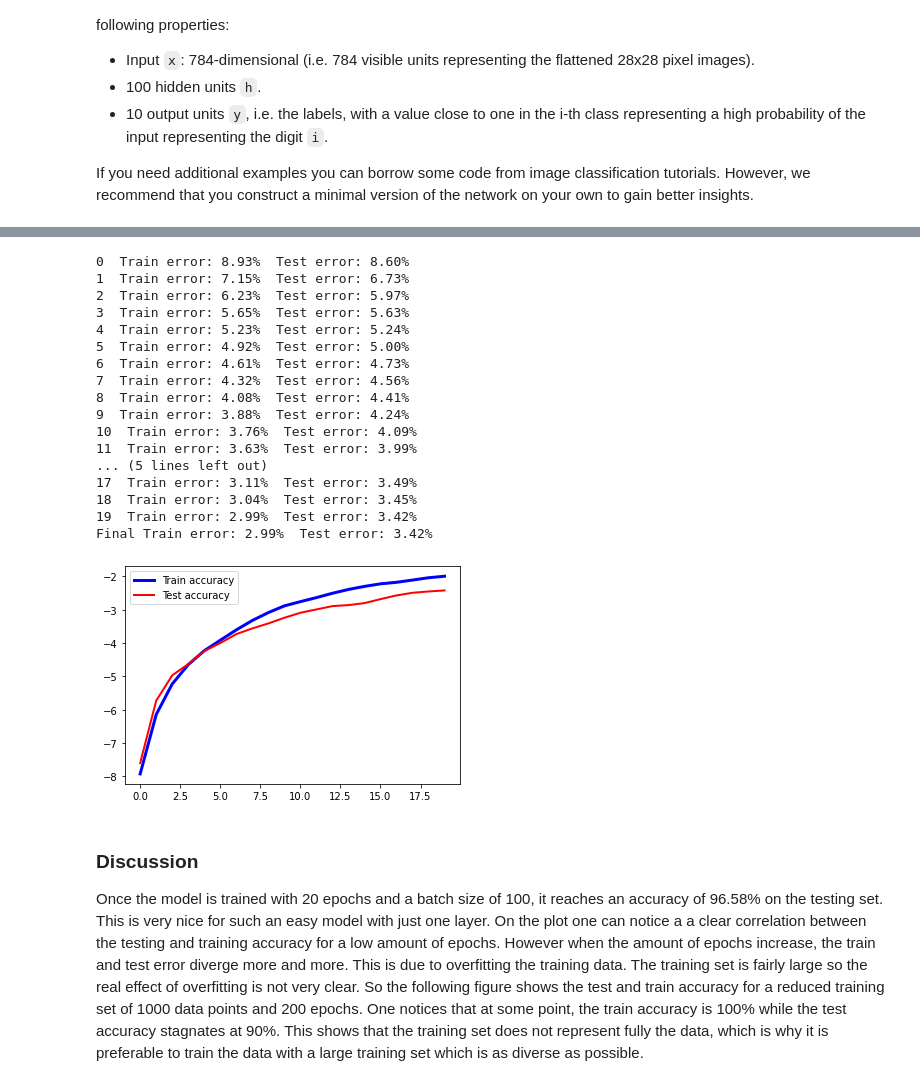
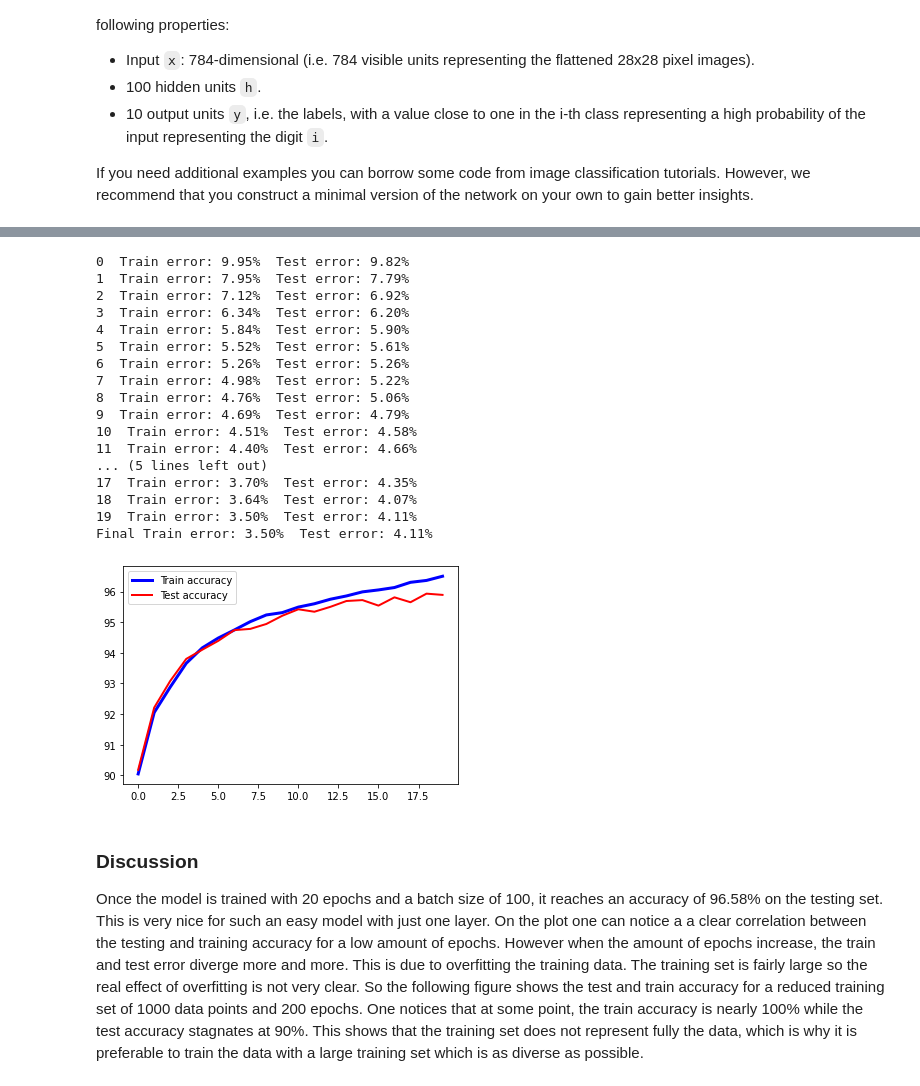
Before and after one commit to aamoros8/IAPR_EPFL, a Jupyter notebook: labs/lab_03_classification.ipynb, the cells around one changed output, grey strips where cells are left out. Cells and saved outputs as stored; diff of their text form; code cells hidden in the pictures.

Commit message:
labels

```diff
--- a/labs/lab_03_classification.ipynb
+++ b/labs/lab_03_classification.ipynb
@@ -186,13 +194,14 @@ class MLP(nn.Module):
         fc2: Second fully connected linear layer (nb_hidden) --> 10
 
         """
+        # First fully connected linear layer (784)->(100)
         self.fc1 = nn.Linear(28*28, nb_hidden)
+
+
         self.fc2 = nn.Linear(nb_hidden, 10)
-        self.drop=n.Dropout(0.1)
 
     def forward(self, x):
         x = F.relu(self.fc1(x.view(-1, 28*28)))
-        x=self.drop(x)
         x = self.fc2(x)
         return x
 
@@ -230,7 +239,6 @@ def train_model(model:nn.Module, train_input:torch.tensor, train_target:torch.te
         for b in range(0, train_input.size(0), mini_batch_size):
             output = model(train_input.narrow(0, b, mini_batch_size))
             loss = criterion(output, train_target.narrow(0, b, mini_batch_size))
-            acc_loss = acc_loss + loss.item()
             model.zero_grad()
             optimizer.zero_grad()
             loss.backward()
@@ -296,52 +304,60 @@ def convert_to_one_hot_labels(input:torch.tensor, target:torch.tensor)->torch.te
     tmp.scatter_(1, target.view(-1, 1), 1.0)
     return tmp
 # %%
+
+# Preprocessing
+# Converting data into pytorch tensor with dimension (n,1,28,28) with n the number of data points
 train_input =torch.tensor(extract_data(train_images_path, image_shape, train_set_size)).view(-1,1,28,28).float()
 test_input =torch.tensor(extract_data(test_images_path, image_shape, test_set_size)).view(-1,1,28,28).float()
 train_target = torch.tensor(extract_labels(train_labels_path, train_set_size))
 test_target = torch.tensor(extract_labels(test_labels_path, test_set_size))
 
+# One hot encoding of the labels
 train_target=convert_to_one_hot_labels(train_input, train_target)
 test_target=convert_to_one_hot_labels(test_input, test_target)
 
-# Normalization of th data
+# Normalization of the data
 mu, std = train_input.mean(), train_input.std()
 train_input.sub_(mu).div_(std)
 test_input.sub_(mu).div_(std)
 
 
+# Building and training the Model
 mini_batch_size = 100
 model = MLP(100)
 train_error,test_error=train_model(model, train_input, train_target, mini_batch_size,verbose=1)
 
+
+# Plotting the accuracy
 fig = plt.figure()
 ax = fig.add_subplot(111)
-ax.plot(range(0,train_error.shape[0]), 1-train_error, color='blue', linewidth=3,label='Train accuracy')
-ax.plot(range(0,test_error.shape[0]), 1-test_error, color='red', linewidth=2,label='Test accuracy')
+ax.plot(range(0,train_error.shape[0]), 100-train_error, color='blue', linewidth=3,label='Train accuracy')
+ax.plot(range(0,test_error.shape[0]), 100-test_error, color='red', linewidth=2,label='Test accuracy')
+ax.set_xlabel('Epochs')
 ax.legend()
 plt.show()
 # %% [output]
-0  Train error: 8.93%  Test error: 8.60%
-1  Train error: 7.15%  Test error: 6.73%
-2  Train error: 6.23%  Test error: 5.97%
-3  Train error: 5.65%  Test error: 5.63%
-4  Train error: 5.23%  Test error: 5.24%
-5  Train error: 4.92%  Test error: 5.00%
-6  Train error: 4.61%  Test error: 4.73%
-7  Train error: 4.32%  Test error: 4.56%
-8  Train error: 4.08%  Test error: 4.41%
-9  Train error: 3.88%  Test error: 4.24%
-10  Train error: 3.76%  Test error: 4.09%
-11  Train error: 3.63%  Test error: 3.99%
+0  Train error: 9.95%  Test error: 9.82%
+1  Train error: 7.95%  Test error: 7.79%
+2  Train error: 7.12%  Test error: 6.92%
+3  Train error: 6.34%  Test error: 6.20%
+4  Train error: 5.84%  Test error: 5.90%
+5  Train error: 5.52%  Test error: 5.61%
+6  Train error: 5.26%  Test error: 5.26%
+7  Train error: 4.98%  Test error: 5.22%
+8  Train error: 4.76%  Test error: 5.06%
+9  Train error: 4.69%  Test error: 4.79%
+10  Train error: 4.51%  Test error: 4.58%
+11  Train error: 4.40%  Test error: 4.66%
 ... (5 lines left out)
-17  Train error: 3.11%  Test error: 3.49%
-18  Train error: 3.04%  Test error: 3.45%
-19  Train error: 2.99%  Test error: 3.42%
-Final Train error: 2.99%  Test error: 3.42%
+17  Train error: 3.70%  Test error: 4.35%
+18  Train error: 3.64%  Test error: 4.07%
+19  Train error: 3.50%  Test error: 4.11%
+Final Train error: 3.50%  Test error: 4.11%
-[figure, old version]
+[figure, new version]
 # %% [markdown]
 ### Discussion
 
 Once the model is trained with 20 epochs and a batch size of 100, it reaches an accuracy of 96.58% on the testing set. This is very nice for such an easy model with just one layer.
-On the plot one can notice a a clear correlation between the testing and training accuracy for a low amount of epochs. However when the amount of epochs increase, the train and test error diverge more and more. This is due to overfitting the training data. The training set is fairly large so the real effect of overfitting is not very clear. So the following figure shows the test and train accuracy for a reduced training set of 1000 data points and 200 epochs. One notices that at some point, the train accuracy is 100% while the test accuracy stagnates at 90%. This shows that the training set does not represent fully the data, which is why it is preferable to train the data with a large training set which is as diverse as possible.
+On the plot one can notice a a clear correlation between the testing and training accuracy for a low amount of epochs. However when the amount of epochs increase, the train and test error diverge more and more. This is due to overfitting the training data. The training set is fairly large so the real effect of overfitting is not very clear. So the following figure shows the test and train accuracy for a reduced training set of 1000 data points and 200 epochs. One notices that at some point, the train accuracy is nearly 100% while the test accuracy stagnates at 90%. This shows that the training set does not represent fully the data, which is why it is preferable to train the data with a large training set which is as diverse as possible.
 # %%
```
Also changed, not shown: parts of 3 cells of this notebook.
